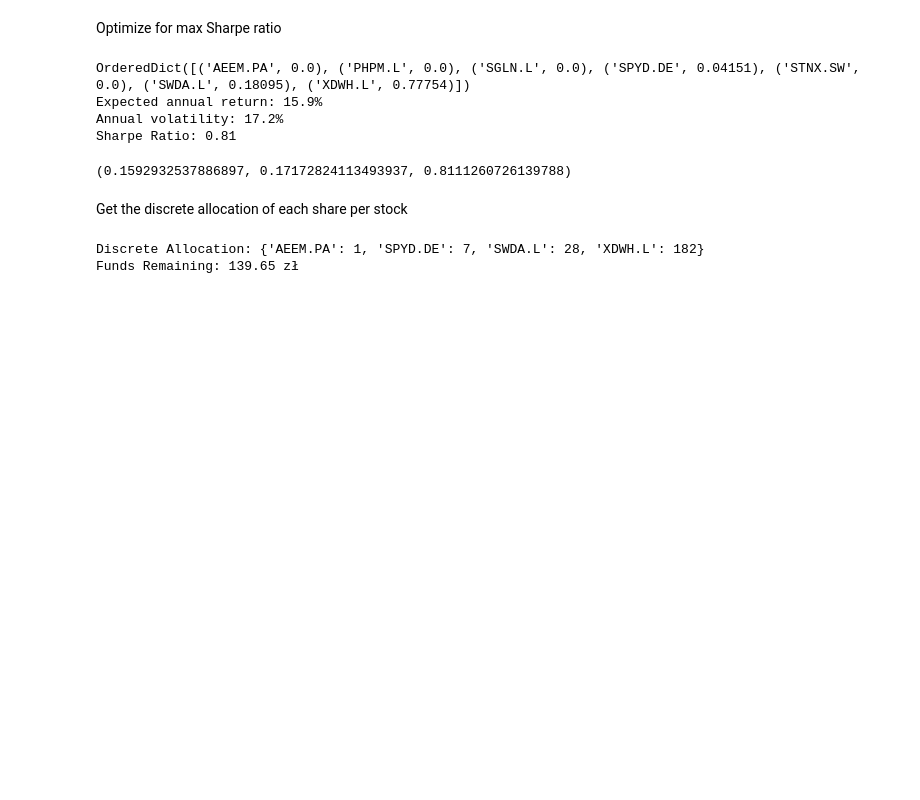
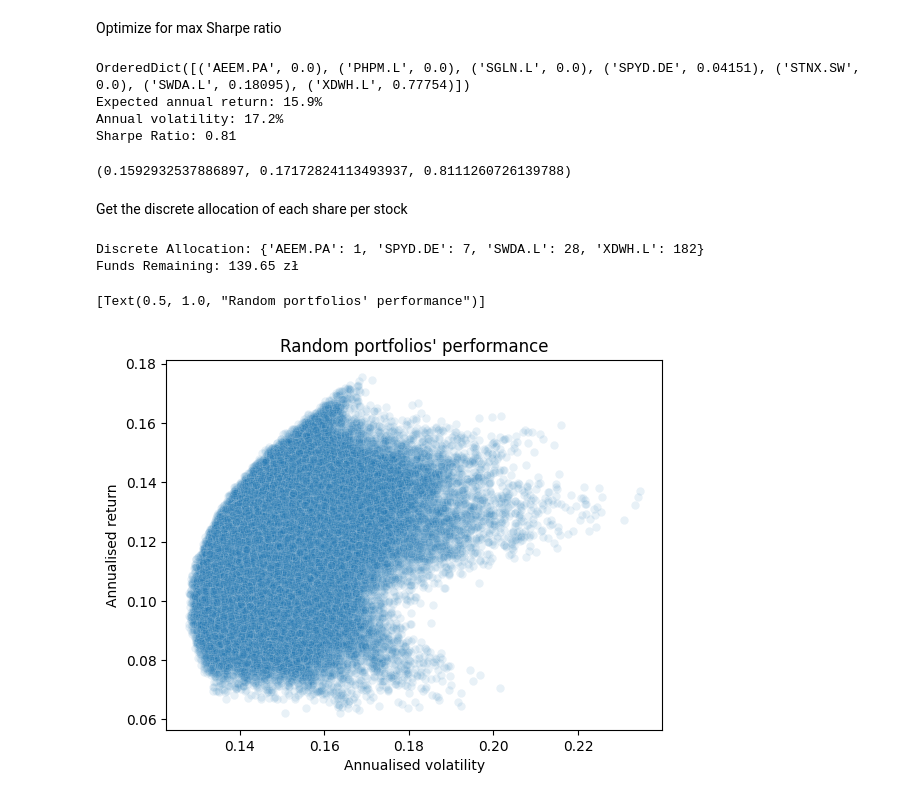
Before and after one commit to michaltkaczyk/etf-portfolio-optimisation, a Jupyter notebook: main.ipynb, the cells around one changed output. Cells and saved outputs as stored; diff of their text form; code cells hidden in the pictures; blank space fills up the shorter version.

Commit message:
plot added

```diff
--- a/main.ipynb
+++ b/main.ipynb
@@ -230,3 +227,30 @@ print("Funds Remaining: {:.2f} zł".format(leftover))
 # %% [output]
 Discrete Allocation: {'AEEM.PA': 1, 'SPYD.DE': 7, 'SWDA.L': 28, 'XDWH.L': 182}
 Funds Remaining: 139.65 zł
+# %%
+def generate_and_evaluate_random_portfolios(num_portfolios, covariance_matrix):
+
+    results = np.zeros((num_portfolios, 2))
+
+    for i in range(num_portfolios):
+        weights = generate_random_weights(covariance_matrix.shape[0])
+        results[i, 0] = np.sqrt(np.dot(weights.T, np.dot(covariance_matrix, weights)))
+        results[i, 1] = (np.sum(returns_df.mean() * weights) + 1) ** 252 - 1
+
+    results = pd.DataFrame(results)
+    results.columns = ["Annualised volatility", "Annualised return"]
+
+    return results
+# %%
+portfolio_evaluations = generate_and_evaluate_random_portfolios(100_000, covariance_matrix)
+# %%
+random_portfolios_plot = sns.scatterplot(
+    data = pd.DataFrame(portfolio_evaluations),
+    alpha = .1,
+    x = "Annualised volatility",
+    y = "Annualised return")
+
+random_portfolios_plot.set(title = "Random portfolios' performance")
+# %% [output]
+[Text(0.5, 1.0, "Random portfolios' performance")]
+[figure, added]
```
Also changed, not shown: parts of 7 cells of this notebook, 2 other files.
